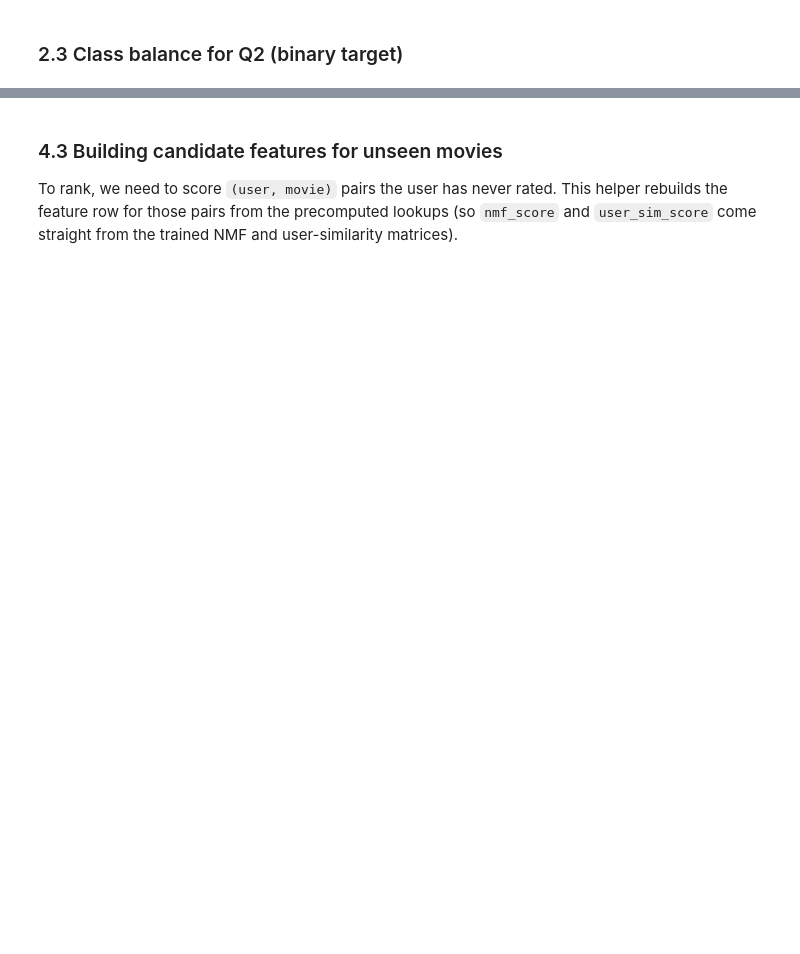
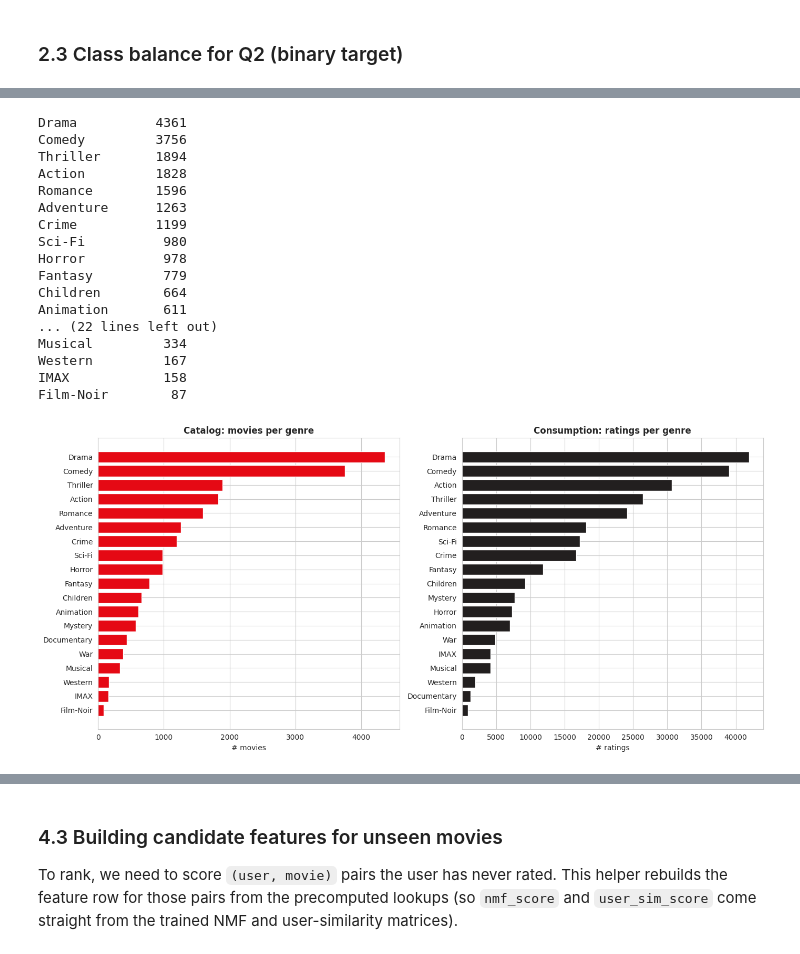
Before and after one commit to fernandamarcos/netflix-recommendation, a Jupyter notebook: final_project.ipynb, the cells around one changed output, grey strips where cells are left out. Drawn from its saved outputs; the diff is of its cells as text; code cells hidden in the pictures; blank space fills up the shorter version.

```diff
--- a/final_project.ipynb
+++ b/final_project.ipynb
@@ -389,3 +458,73 @@ Two metric families along the same pipeline:
+# %%
+genre_counts = movies[genre_columns].sum().sort_values(ascending=False)
+genre_counts.index = [c.replace("genre_", "") for c in genre_counts.index]
+
+print(genre_counts.to_string())
+
+# Combine with ratings: rating volume per genre (consumption)
+ratings_with_genre = ratings.merge(
+    movies[["movie_id"] + genre_columns],
+    on="movie_id",
+    how="left"
+)
+
+rated_per_genre = (
+    ratings_with_genre[genre_columns]
+    .sum()
+    .sort_values(ascending=False)
+)
+
+rated_per_genre.index = [c.replace("genre_", "") for c in rated_per_genre.index]
+
+fig, axes = plt.subplots(1, 2, figsize=(14, 6.5))
+
+# =========================
+# Catalog: movies per genre
+# =========================
+axes[0].barh(
+    genre_counts.index[::-1],
+    genre_counts.values[::-1],
+    color=PALETTE["primary"],
+    edgecolor="white"
+)
+
+axes[0].set_title("Catalog: movies per genre")
+axes[0].set_xlabel("# movies")
+
+# =========================
+# Consumption: ratings per genre
+# =========================
+axes[1].barh(
+    rated_per_genre.index[::-1],
+    rated_per_genre.values[::-1],
+    color=PALETTE["secondary"],
+    edgecolor="white"
+)
+
+axes[1].set_title("Consumption: ratings per genre")
+axes[1].set_xlabel("# ratings")
+
+plt.tight_layout()
+plt.show()
+# %% [output]
+Drama          4361
+Comedy         3756
+Thriller       1894
+Action         1828
+Romance        1596
+Adventure      1263
+Crime          1199
+Sci-Fi          980
+Horror          978
+Fantasy         779
+Children        664
+Animation       611
+... (22 lines left out)
+Musical         334
+Western         167
+IMAX            158
+Film-Noir        87
+[figure, added]
 # %% [markdown]
 ---
 
```
Also changed, not shown: parts of 56 cells of this notebook.
